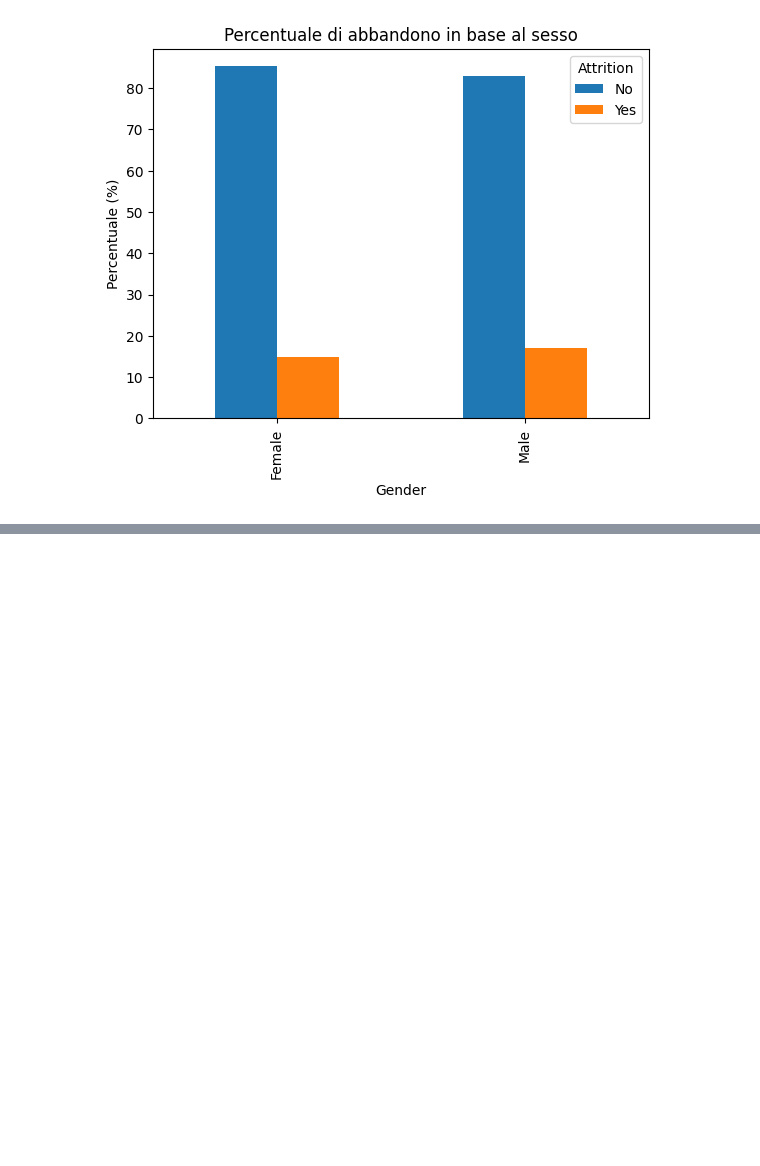
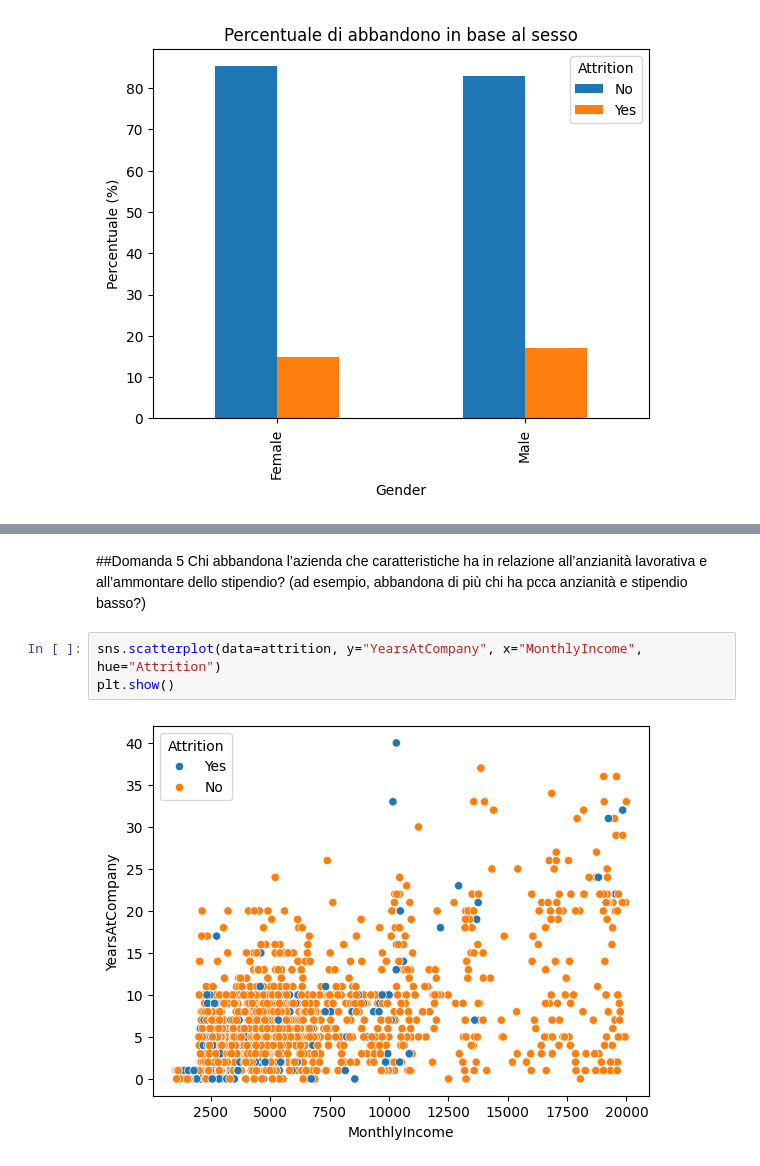
Before and after one commit to margheritamarinelli/Progetto-Data-Science-gruppo-9, a Jupyter notebook: notebook/Progetto_Data_Science_gruppo9.ipynb, the cells around one changed output, grey strips where cells are left out. Cells and saved outputs as stored; diff of their text form; blank space fills up the shorter version.

```diff
--- a/notebook/Progetto_Data_Science_gruppo9.ipynb
+++ b/notebook/Progetto_Data_Science_gruppo9.ipynb
@@ -270,0 +285,8 @@ plt.show()
+# %% [markdown]
+##Domanda 5
+Chi abbandona l’azienda che caratteristiche ha in relazione all’anzianità lavorativa e all’ammontare dello stipendio? (ad esempio, abbandona di più chi ha pcca anzianità e stipendio basso?)
+# %%
+sns.scatterplot(data=attrition, y="YearsAtCompany", x="MonthlyIncome", hue="Attrition")
+plt.show()
+# %% [output]
+[figure, added]
```
Also changed, not shown: parts of 10 cells of this notebook.
